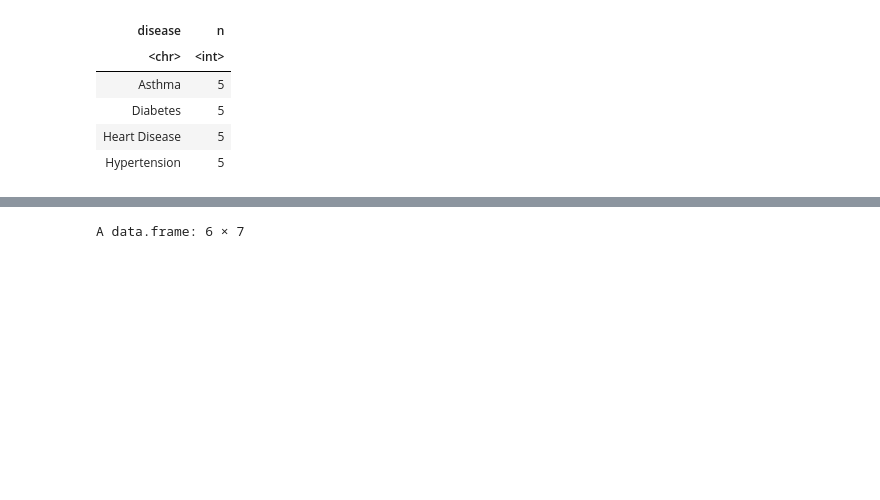
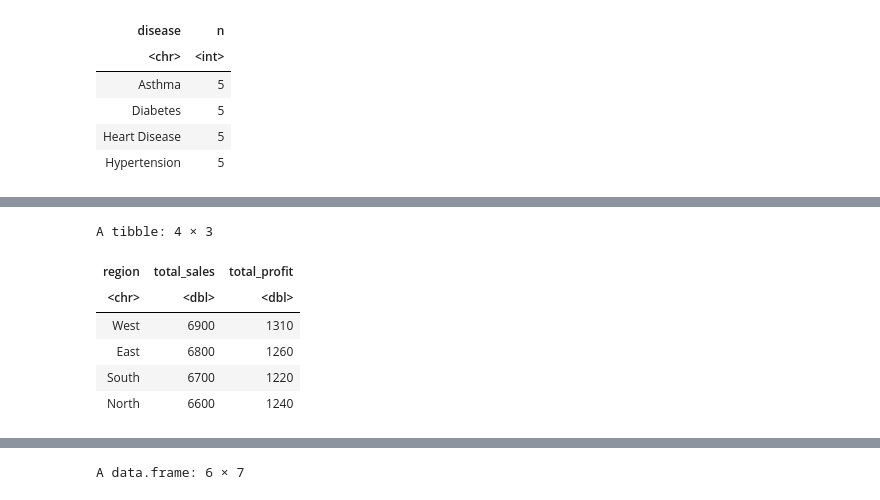
Before and after one commit to AravPatil000/J018_Blogs, a Jupyter notebook: posts/J018_Exposition.ipynb, the cells around one changed output, grey strips where cells are left out. Saved outputs shown, nothing was run; the diff lists cells and outputs as text; code cells hidden in the pictures; blank space fills up the shorter version.

```diff
--- a/posts/J018_Exposition.ipynb
+++ b/posts/J018_Exposition.ipynb
@@ -233,0 +310,16 @@ A data.frame: 4 × 2
+# %%
+#Analysis 3: Best performing regions
+#Identifying the profitable regions for the expansion.
+
+sales_data %>%
+  group_by(region) %>%
+  summarise(total_sales = sum(sales), total_profit = sum(profit)) %>%
+  arrange(desc(total_sales))
+# %% [output]
+A tibble: 4 × 3
+| region | total_sales | total_profit |
+| <chr> | <dbl> | <dbl> |
+| West | 6900 | 1310 |
+| East | 6800 | 1260 |
+| South | 6700 | 1220 |
+| North | 6600 | 1240 |
```
Also changed, not shown: parts of 7 cells of this notebook, 1 other file.
